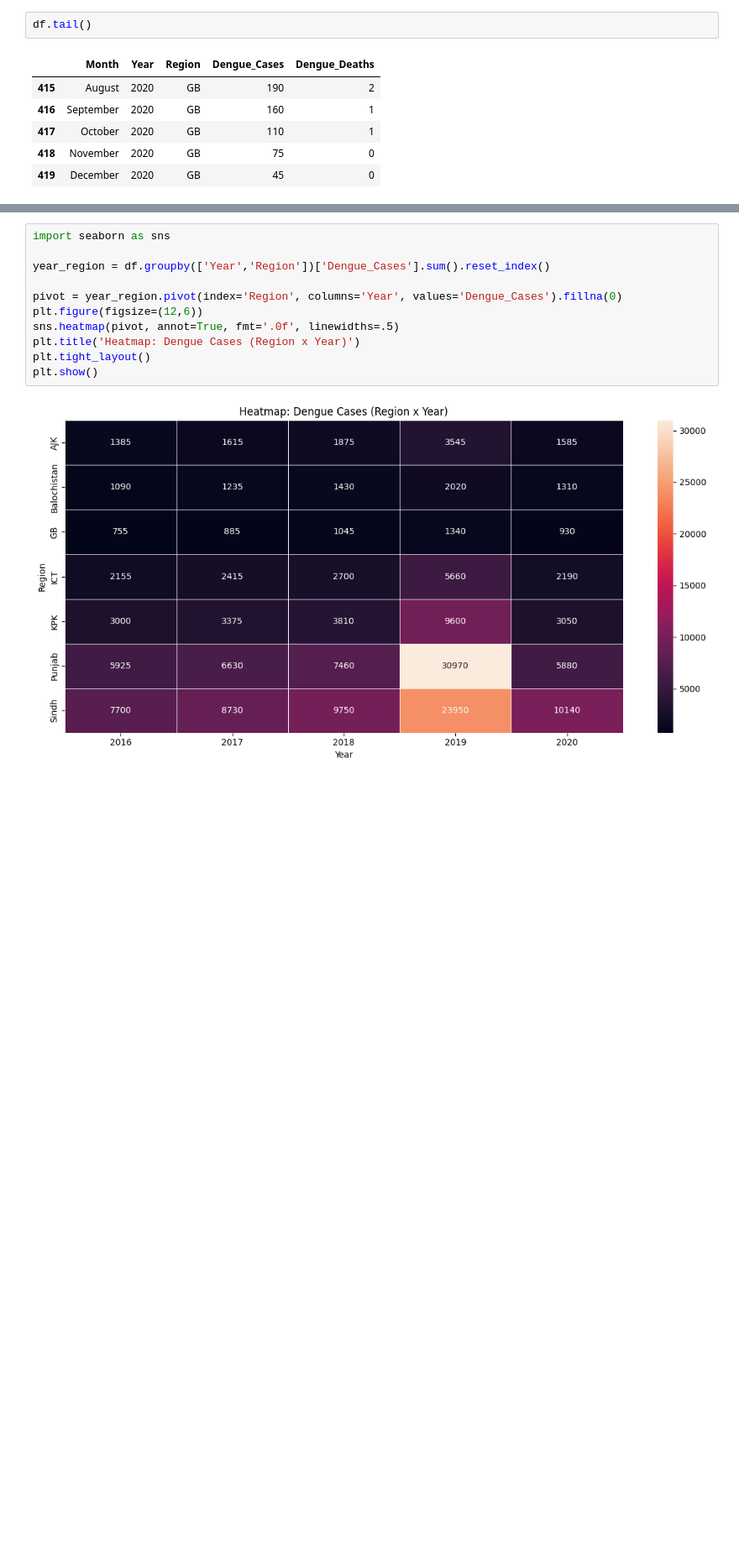
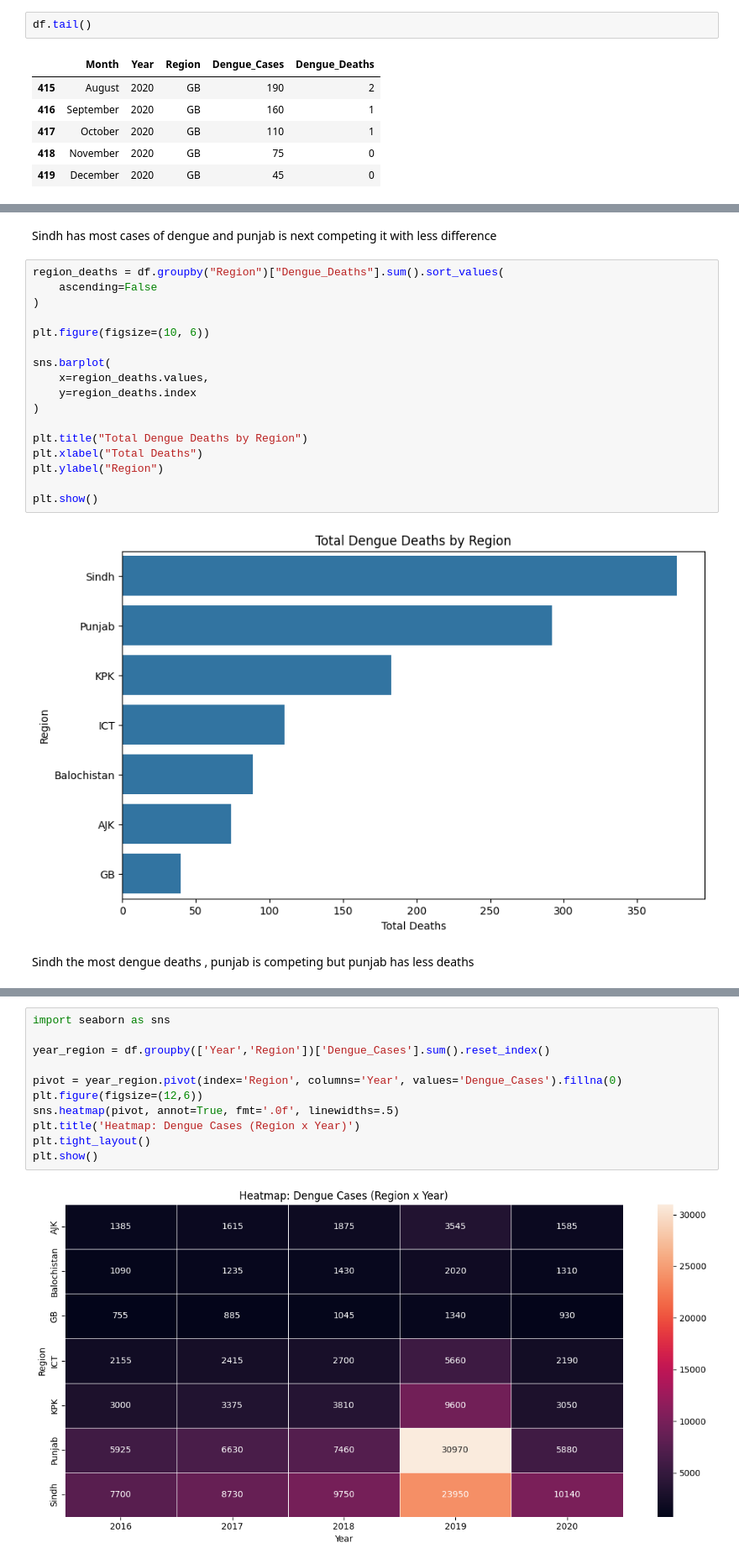
Before and after one commit to zeeshanali90233/Data-Science, a Jupyter notebook: Project-3-Dengue Pakistan/script.ipynb, the cells around one changed output, grey strips where cells are left out. Shown at 84% size. Saved outputs shown, nothing was run; the diff lists cells and outputs as text; blank space fills up the shorter version.

```diff
--- a/Project-3-Dengue Pakistan/script.ipynb
+++ b/Project-3-Dengue Pakistan/script.ipynb
@@ -182,0 +173,23 @@ plt.show()
+# %% [markdown]
+Sindh has most cases of dengue and punjab is next competing it with less difference
+# %%
+region_deaths = df.groupby("Region")["Dengue_Deaths"].sum().sort_values(
+    ascending=False
+)
+
+plt.figure(figsize=(10, 6))
+
+sns.barplot(
+    x=region_deaths.values,
+    y=region_deaths.index
+)
+
+plt.title("Total Dengue Deaths by Region")
+plt.xlabel("Total Deaths")
+plt.ylabel("Region")
+
+plt.show()
+# %% [output]
+[figure, added]
+# %% [markdown]
+Sindh the most dengue deaths , punjab is competing but punjab has less deaths
```
Also changed, not shown: parts of 35 cells of this notebook, 12 other files.
